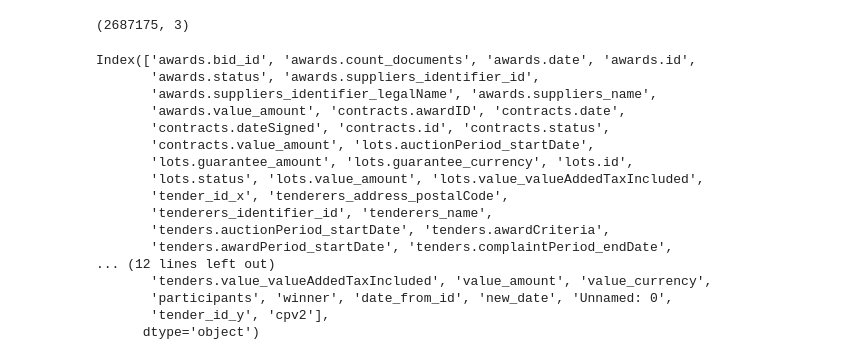
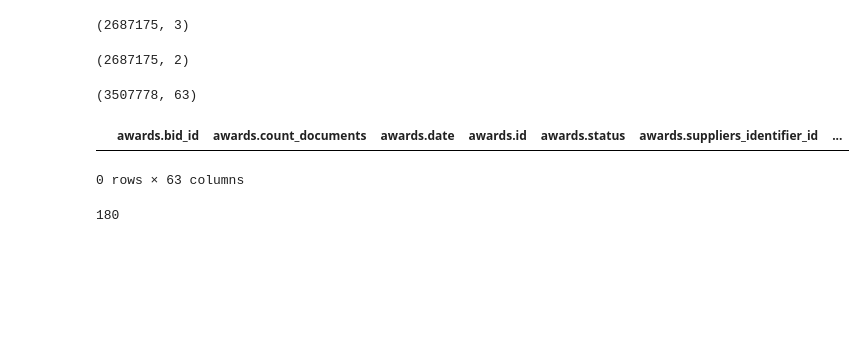
Before and after one commit to MykolaRobot/Prozzoro_project, a Jupyter notebook: Data_prepr_batches_100_new.ipynb, the cells around one changed output. Drawn from its saved outputs; the diff is of its cells as text; code cells hidden in the pictures; blank space fills up the shorter version.

```diff
--- a/Data_prepr_batches_100_new.ipynb
+++ b/Data_prepr_batches_100_new.ipynb
@@ -20,6 +20,12 @@ df=pd.read_csv(filename)
 df.shape
 # %% [output]
 (3507778, 57)
+# %%
+df['lots.guarantee_amount']=df[['lots.guarantee_amount','tenders.guarantee_amount']].apply(lambda raw:raw['tenders.guarantee_amount'] if
+                                                                                          pd.isnull(raw['lots.guarantee_amount']) else raw['lots.guarantee_amount'],axis=1)
+# %%
+df['lots.guarantee_amount']=df[['lots.guarantee_amount']].apply(lambda raw: 0 if raw['lots.guarantee_amount']=='\\N'
+                                                               or str(raw['lots.guarantee_amount'])=='0.00' else raw['lots.guarantee_amount'],axis=1 )
 # %%
 cpv=pd.read_csv('/content/gdrive/My Drive/ML_proz/cpv (2).csv')
 cpv.shape
@@ -29,23 +35,14 @@ cpv.shape
 df=pd.merge(df,cpv,left_on='tenders.id',right_on='tender_id',how='left')
 # %%
 df['common_name']=df.apply(lambda raw: raw['tenderers_name'] if pd.notnull(raw['tenderers_name']) else (raw['awards.suppliers_identifier_legalName'] if raw['awards.suppliers_identifier_legalName']!='\\N' else raw['awards.suppliers_name']),axis=1)
-# %%
-df.columns
-# %% [output]
-Index(['awards.bid_id', 'awards.count_documents', 'awards.date', 'awards.id',
-       'awards.status', 'awards.suppliers_identifier_id',
-       'awards.suppliers_identifier_legalName', 'awards.suppliers_name',
-       'awards.value_amount', 'contracts.awardID', 'contracts.date',
-       'contracts.dateSigned', 'contracts.id', 'contracts.status',
-       'contracts.value_amount', 'lots.auctionPeriod_startDate',
-       'lots.guarantee_amount', 'lots.guarantee_currency', 'lots.id',
-       'lots.status', 'lots.value_amount', 'lots.value_valueAddedTaxIncluded',
-       'tender_id_x', 'tenderers_address_postalCode',
-       'tenderers_identifier_id', 'tenderers_name',
-       'tenders.auctionPeriod_startDate', 'tenders.awardCriteria',
-       'tenders.awardPeriod_startDate', 'tenders.complaintPeriod_endDate',
-... (12 lines left out)
-       'tenders.value_valueAddedTaxIncluded', 'value_amount', 'value_currency',
-       'participants', 'winner', 'date_from_id', 'new_date', 'Unnamed: 0',
-       'tender_id_y', 'cpv2'],
-      dtype='object')
+# %%
+items=pd.read_csv('/content/gdrive/My Drive/ML_proz/tender_delivery.csv')
+items.shape
+# %% [output]
+(2687175, 2)
+# %%
+items=items.drop_duplicates(subset='tender_id')
+df=pd.merge(df,items,left_on='tenders.id',right_on='tender_id',how='left')
+df.shape
+# %% [output]
+(3507778, 63)
@@ -52,3 +51,8 @@ Index(['awards.bid_id', 'awards.count_documents', 'awards.date', 'awards.id',
+# %%
+df[df['new_date']=='201-07-12 00:00:00']
+# %% [output]
+|  | awards.bid_id | awards.count_documents | awards.date | awards.id | awards.status | awards.suppliers_identifier_id | ... |
+0 rows × 63 columns
 # %%
 class DataPreproccessing:
     def __init__(self, data_source, churn_interval=90, start_period=None, end_period=None,start_data_unique=None):
@@ -342,3 +323,7 @@ col=['winner','tenders.auctionPeriod_startDate','contracts.dateSigned',
 start_period = '2016-09-10'
 start_data_unique = ['2016-09-10', '2016-12-09', '2017-03-09', '2017-06-07', '2017-09-05', '2017-12-04']
 end_period = ['2017-03-09', '2017-06-07', '2017-09-05', '2017-12-04', '2018-03-04', '2018-06-02']
+# %%
+(pd.to_datetime('2018-11-29')-pd.to_datetime('2018-06-02')).days
+# %% [output]
+180
```
Also changed, not shown: parts of 9 cells of this notebook.
